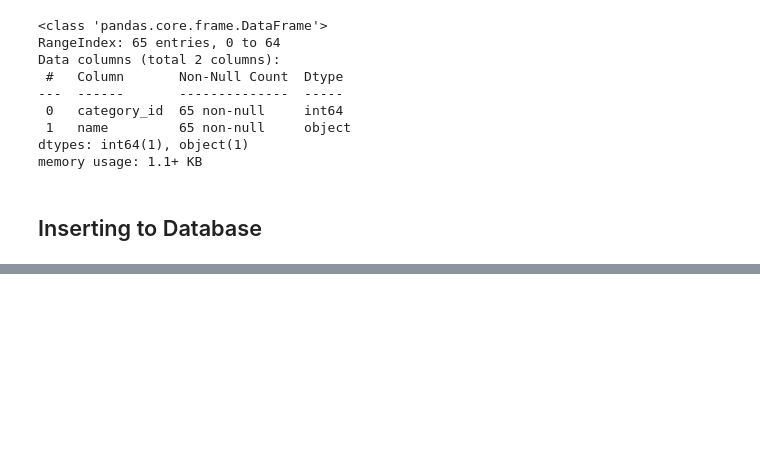
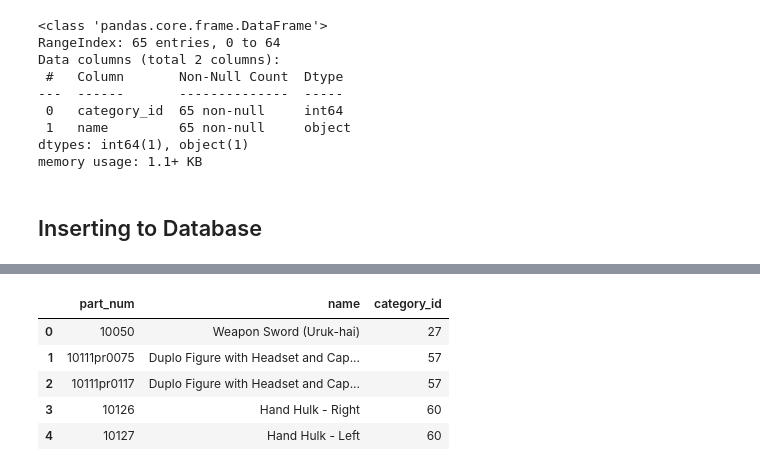
Before and after one commit to Supasyl/ETL_project, a Jupyter notebook: ETL_Pandas.ipynb, the cells around one changed output, grey strips where cells are left out. Drawn from its saved outputs; the diff is of its cells as text; code cells hidden in the pictures; blank space fills up the shorter version.

```diff
--- a/ETL_Pandas.ipynb
+++ b/ETL_Pandas.ipynb
@@ -339,6 +348,13 @@ pd.read_sql_query('select * from sets', con=engine).head()
 # %%
 # parts
-parts_df.to_sql(name='parts', con=engine, if_exists='append', index=False)
+parts_df.to_sql(name='parts', con=engine, if_exists='replace', index=False)
 pd.read_sql_query('select * from parts', con=engine).head()
+# %% [output]
+|  | part_num | name | category_id |
+| 0 | 10050 | Weapon Sword (Uruk-hai) | 27 |
+| 1 | 10111pr0075 | Duplo Figure with Headset and Cap... | 57 |
+| 2 | 10111pr0117 | Duplo Figure with Headset and Cap... | 57 |
+| 3 | 10126 | Hand Hulk - Right | 60 |
+| 4 | 10127 | Hand Hulk - Left | 60 |
 # %%
 # colors
```
Also changed, not shown: parts of 13 cells of this notebook, 24 other files.
